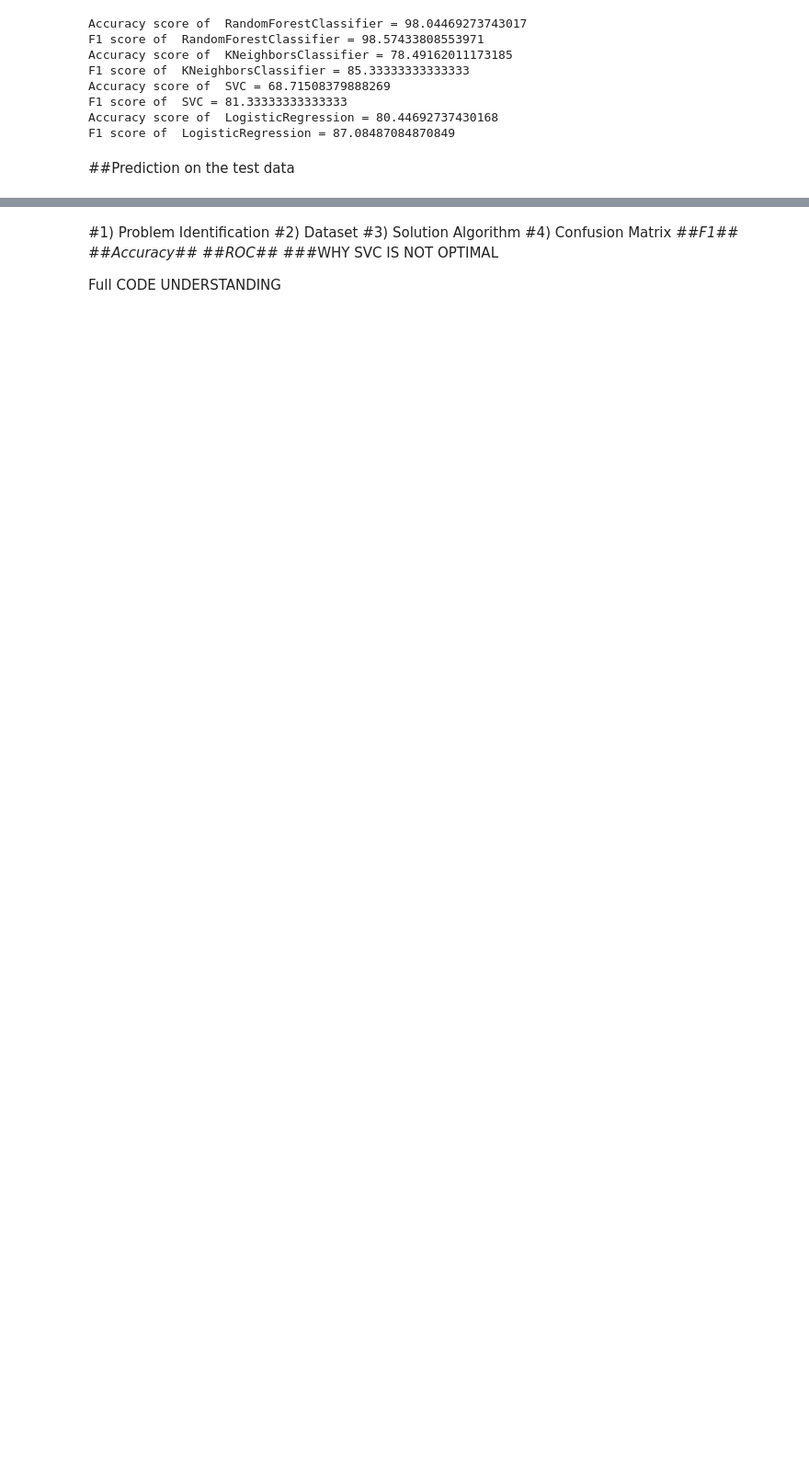
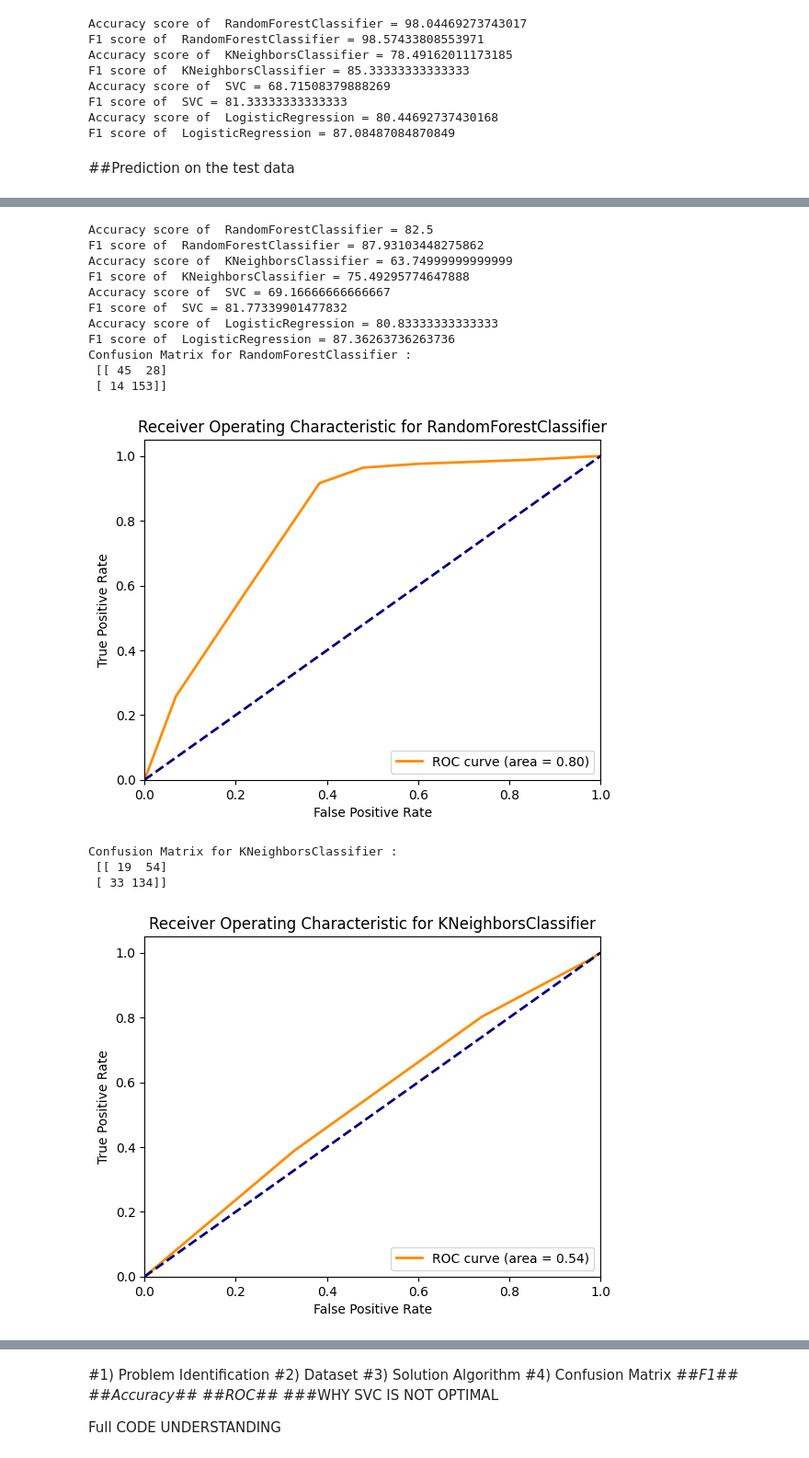
Before and after one commit to Subhakshan-Chakraborty/Loan-Eligibility-Prediction, a Jupyter notebook: Loan_Eligibility_Prediction(Dummy).ipynb, the cells around one changed output, grey strips where cells are left out. Shown: that part at 92% size. Drawn from its saved outputs; the diff is of its cells as text; code cells hidden in the pictures; blank space fills up the shorter version.

```diff
--- a/Loan_Eligibility_Prediction(Dummy).ipynb
+++ b/Loan_Eligibility_Prediction(Dummy).ipynb
@@ -159,7 +183,7 @@ knn = KNeighborsClassifier(n_neighbors=3)
 rfc = RandomForestClassifier(n_estimators = 7,
                              criterion = 'entropy',
                              random_state =7)
-svc = SVC()
+svc = SVC(probability=True)
 lc = LogisticRegression()
 
 # making predictions on the training set
@@ -201,0 +224,63 @@ Accuracy score of  LogisticRegression = 80.83333333333333
+# %%
+# making predictions on the testing set
+for clf in (rfc, knn, svc,lc):
+    clf.fit(X_train, Y_train)
+    Y_pred = clf.predict(X_test)
+    print("Accuracy score of ",
+          clf.__class__.__name__,"=",
+          100*metrics.accuracy_score(Y_test,
+                                     Y_pred))
+    print("F1 score of ",
+          clf.__class__.__name__,
+          "=", 100*metrics.f1_score(Y_test,
+                                    Y_pred))
+
+# Confusion Matrix and ROC Curve
+# %%
+from sklearn.metrics import confusion_matrix, roc_curve, auc
+
+models = [rfc, knn, svc, lc]
+
+for model in models:
+  # Get predictions
+  Y_pred = model.predict(X_test)
+
+  # Confusion Matrix
+  cm = confusion_matrix(Y_test, Y_pred)
+  print("Confusion Matrix for", model.__class__.__name__, ":\n", cm)
+
+  # ROC Curve and AUC (for binary classification)
+  if hasattr(model, "predict_proba"):
+    Y_prob = model.predict_proba(X_test)[:, 1]
+    fpr, tpr, thresholds = roc_curve(Y_test, Y_prob)
+    roc_auc = auc(fpr, tpr)
+
+    plt.figure()
+    plt.plot(fpr, tpr, color='darkorange', lw=2, label='ROC curve (area = %0.2f)' % roc_auc)
+    plt.plot([0, 1], [0, 1], color='navy', lw=2, linestyle='--')
+    plt.xlim([0.0, 1.0])
+    plt.ylim([0.0, 1.05])
+    plt.xlabel('False Positive Rate')
+    plt.ylabel('True Positive Rate')
+    plt.title('Receiver Operating Characteristic for ' + model.__class__.__name__)
+    plt.legend(loc="lower right")
+    plt.show()
+  else:
+    print("ROC curve not available for", model.__class__.__name__)
+# %% [output]
+Accuracy score of  RandomForestClassifier = 82.5
+F1 score of  RandomForestClassifier = 87.93103448275862
+Accuracy score of  KNeighborsClassifier = 63.74999999999999
+F1 score of  KNeighborsClassifier = 75.49295774647888
+Accuracy score of  SVC = 69.16666666666667
+F1 score of  SVC = 81.77339901477832
+Accuracy score of  LogisticRegression = 80.83333333333333
+F1 score of  LogisticRegression = 87.36263736263736
+Confusion Matrix for RandomForestClassifier :
+ [[ 45  28]
+ [ 14 153]]
+[figure, added]
+Confusion Matrix for KNeighborsClassifier :
+ [[ 19  54]
+ [ 33 134]]
+[figure, added]
```
Also changed, not shown: parts of 11 cells of this notebook.
